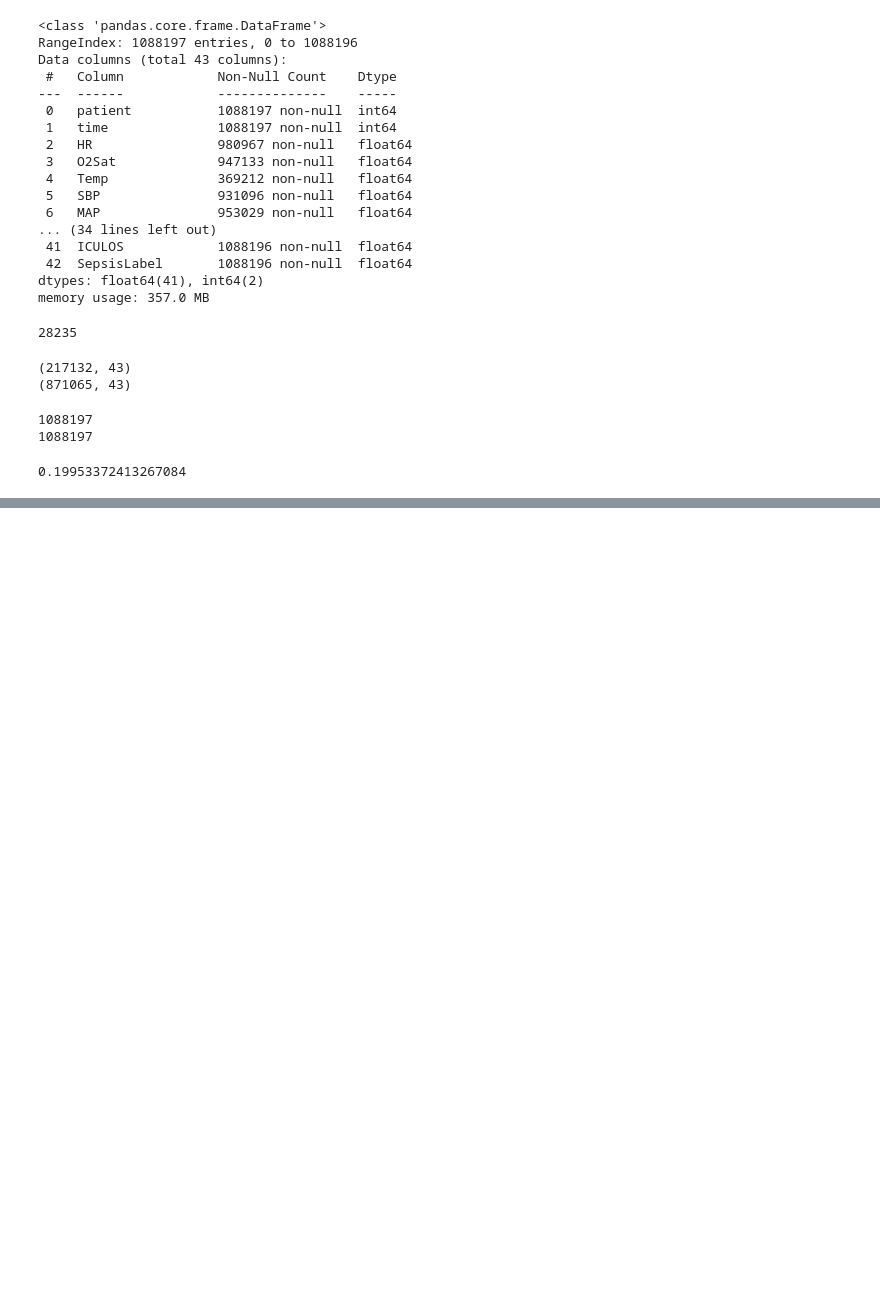
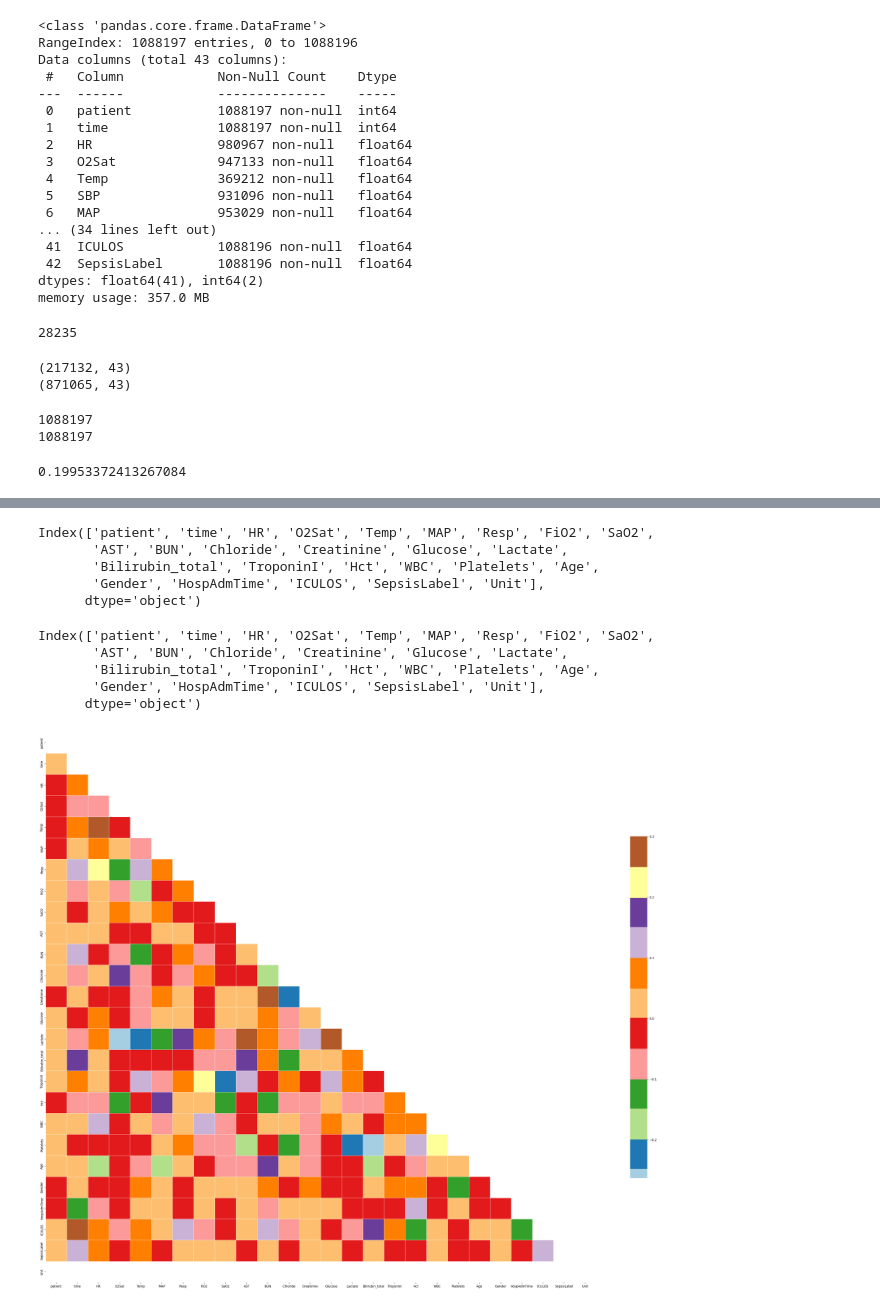
Before and after one commit to pineapple-666/Detect-Sepsis-in-Patients-Before-it-Emerges, a Jupyter notebook: notebook/Step1_Data_Exploring.ipynb, the cells around one changed output, grey strips where cells are left out. Drawn from its saved outputs; the diff is of its cells as text; code cells hidden in the pictures; blank space fills up the shorter version.

```diff
--- a/notebook/Step1_Data_Exploring.ipynb
+++ b/notebook/Step1_Data_Exploring.ipynb
@@ -92,0 +151,80 @@ print(train_df.shape[0] / raw_data.shape[0])
+# %%
+# the features have been removed based on the number of null values and redundancy
+
+# 'SBP' -- MAP is considered instead of SBP and DBP
+# 'DBP' -- MAP is considered instead of SBP and DBP
+# 'EtCO2' -- It is not readily. available and also not available in the dataset
+# 'BaseExcess' -- It is an indicator of the health of kidney and pancreas but is redundant here becuase a lot of different features for kidney are being considered here.
+# 'HCO3' -- It is also an indicator of the health of kidney and pancreas but is redundant here becuase a lot of different features for kidney are being considered here.
+# 'pH' -- It is also an indicator of the health of kidney and pancreas but is redundant here becuase a lot of different features for kidney are being considered here.
+# 'PaCO2' -- It is an indicator of respiratory health of an individual, we are considering SaO2 and FiO2 which are more readily avaiilable
+# 'Alkalinephos' -- It is an indicator of the health of the liver of an individual, but we are considering Bilirubin instead of this, as data of this is more scarce.
+# 'Calcium' -- It is also an indicator of the health of kidney but is redundant here becuase a lot of different features for kidney are being considered here.
+# 'Magnesium' -- It is an indicator of metabolism and kidney health, but we are considering Lactate instead as it is more readily available
+# 'Phosphate' -- It is also an indicator of the health of kidney but is redundant here becuase a lot of different features for kidney are being considered here.
+# 'Potassium' -- It is also an indicator of the health of kidney but is redundant here becuase a lot of different features for kidney are being considered here.
+# 'PTT' -- It is used to check inflammation. We are using WBC counts instead as it is easy to obtain.
+# 'Fibrinogen' -- It is used to check blood clotting ability. We are using Platelets instead, as it is easier to obtain.
+# 'Unit1' -- Both the columns Unit1 and Unit2 have been merged to form a single column.
+# 'Unit2' -- Both the columns Unit1 and Unit2 have been merged to form a single column.
+# 'Bilirubin_direct' -- Total bilirubin is considered instead of Bilirubin_direct
+# 'Hgb' -- Hct(Hemoglobin (g/dL)) is considered instead of Hgb(Hemoglobin (g/dL)) Hematocrit≈3×Hemoglobin
+
+columns_drop={'SBP','DBP','EtCO2','BaseExcess', 'HCO3','pH','PaCO2','Alkalinephos', 'Calcium','Magnesium',
+'Phosphate','Potassium','PTT','Fibrinogen','Unit1','Unit2', 'Bilirubin_direct', 'Hgb'}
+train_df = train_df.assign(Unit=train_df['Unit1'] + train_df['Unit2'])
+train_df_mod = train_df.drop(columns=columns_drop)
+train_df_mod.columns
+# %% [output]
+Index(['patient', 'time', 'HR', 'O2Sat', 'Temp', 'MAP', 'Resp', 'FiO2', 'SaO2',
+       'AST', 'BUN', 'Chloride', 'Creatinine', 'Glucose', 'Lactate',
+       'Bilirubin_total', 'TroponinI', 'Hct', 'WBC', 'Platelets', 'Age',
+       'Gender', 'HospAdmTime', 'ICULOS', 'SepsisLabel', 'Unit'],
+      dtype='object')
+# %%
+# the features have been removed based on the number of null values and redundancy
+
+# 'SBP' -- MAP is considered instead of SBP and DBP
+# 'DBP' -- MAP is considered instead of SBP and DBP
+# 'EtCO2' -- It is not readily. available and also not available in the dataset
+# 'BaseExcess' -- It is an indicator of the health of kidney and pancreas but is redundant here becuase a lot of different features for kidney are being considered here.
+# 'HCO3' -- It is also an indicator of the health of kidney and pancreas but is redundant here becuase a lot of different features for kidney are being considered here.
+# 'pH' -- It is also an indicator of the health of kidney and pancreas but is redundant here becuase a lot of different features for kidney are being considered here.
+# 'PaCO2' -- It is an indicator of respiratory health of an individual, we are considering SaO2 and FiO2 which are more readily avaiilable
+# 'Alkalinephos' -- It is an indicator of the health of the liver of an individual, but we are considering Bilirubin instead of this, as data of this is more scarce.
+# 'Calcium' -- It is also an indicator of the health of kidney but is redundant here becuase a lot of different features for kidney are being considered here.
+# 'Magnesium' -- It is an indicator of metabolism and kidney health, but we are considering Lactate instead as it is more readily available
+# 'Phosphate' -- It is also an indicator of the health of kidney but is redundant here becuase a lot of different features for kidney are being considered here.
+# 'Potassium' -- It is also an indicator of the health of kidney but is redundant here becuase a lot of different features for kidney are being considered here.
+# 'PTT' -- It is used to check inflammation. We are using WBC counts instead as it is easy to obtain.
+# 'Fibrinogen' -- It is used to check blood clotting ability. We are using Platelets instead, as it is easier to obtain.
+# 'Unit1' -- Both the columns Unit1 and Unit2 have been merged to form a single column.
+# 'Unit2' -- Both the columns Unit1 and Unit2 have been merged to form a single column.
+# 'Bilirubin_direct' -- Total bilirubin is considered instead of Bilirubin_direct
+# 'Hgb' -- Hct(Hemoglobin (g/dL)) is considered instead of Hgb(Hemoglobin (g/dL)) Hematocrit≈3×Hemoglobin
+
+columns_drop={'SBP','DBP','EtCO2','BaseExcess', 'HCO3','pH','PaCO2','Alkalinephos', 'Calcium','Magnesium',
+'Phosphate','Potassium','PTT','Fibrinogen','Unit1','Unit2', 'Bilirubin_direct', 'Hgb'}
+train_df = train_df.assign(Unit=train_df['Unit1'] + train_df['Unit2'])
+train_df_mod = train_df.drop(columns=columns_drop)
+train_df_mod.columns
+# %% [output]
+Index(['patient', 'time', 'HR', 'O2Sat', 'Temp', 'MAP', 'Resp', 'FiO2', 'SaO2',
+       'AST', 'BUN', 'Chloride', 'Creatinine', 'Glucose', 'Lactate',
+       'Bilirubin_total', 'TroponinI', 'Hct', 'WBC', 'Platelets', 'Age',
+       'Gender', 'HospAdmTime', 'ICULOS', 'SepsisLabel', 'Unit'],
+      dtype='object')
+# %%
+# Function to draw correlation heat map
+
+def corr_matrix(df):
+  corr = df.corr()
+  mask = np.triu(np.ones_like(corr, dtype=bool))
+  f, ax = plt.subplots(figsize=(40,40))
+  cmap = sns.diverging_palette(220, 10, as_cmap=True)
+  sns.heatmap(corr, mask=mask, cmap="Paired", vmax=.3, center=0,
+              square=True, linewidths=.5, cbar_kws={"shrink": .5})
+
+corr_matrix(train_df_mod)
+# %% [output]
+[figure, added]
```
Also changed, not shown: parts of 6 cells of this notebook.
